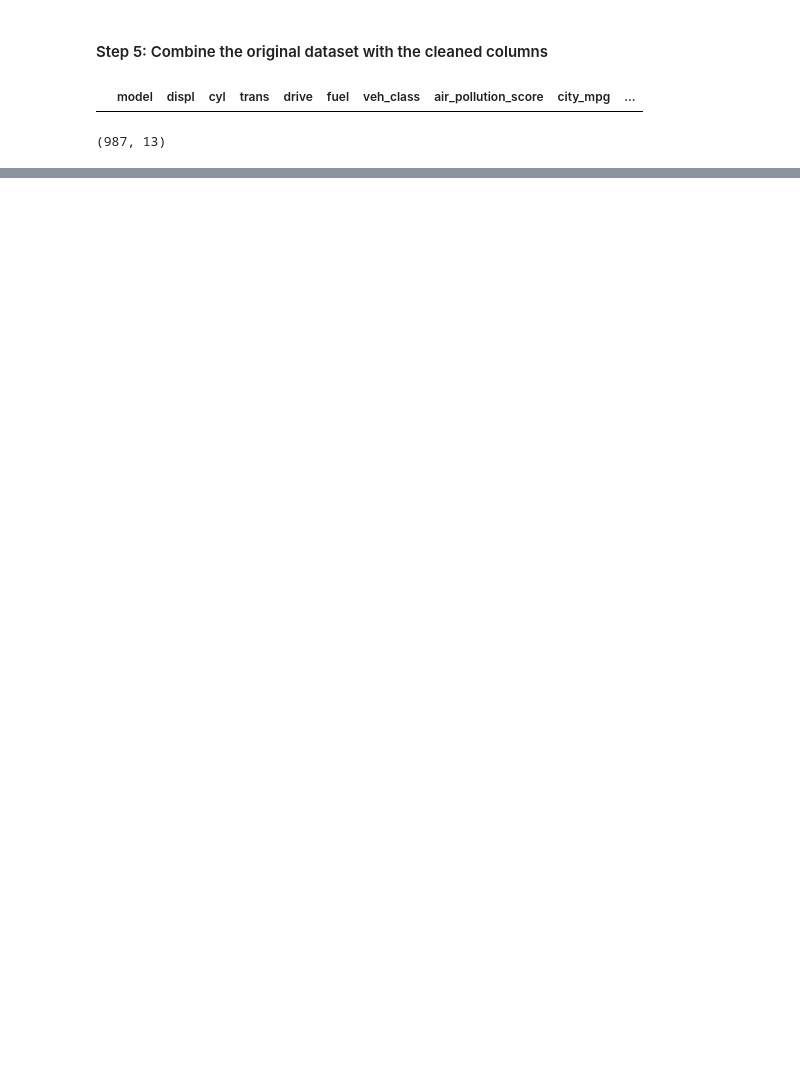
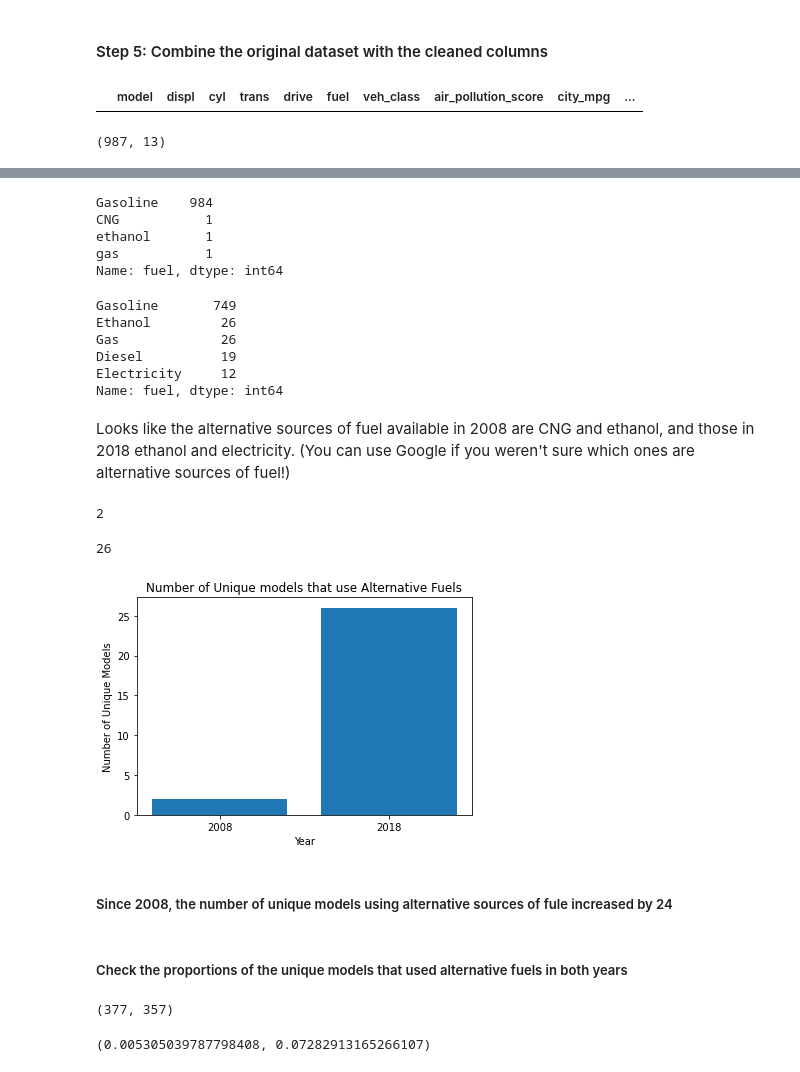
Before and after one commit to Kevson1/Fuel-Economy-Case-Study, a Jupyter notebook: Fuel Economy Case Study.ipynb, the cells around one changed output, grey strips where cells are left out. Saved outputs shown, nothing was run; the diff lists cells and outputs as text; code cells hidden in the pictures; blank space fills up the shorter version.

```diff
--- a/Fuel Economy Case Study.ipynb
+++ b/Fuel Economy Case Study.ipynb
@@ -942,0 +953,4 @@ df_18_CA_New.to_csv('clean_18.csv')
+# %%
+# Load the cleaned datasets
+df_08 = pd.read_csv('fuel-economy-datasets/clean_08.csv')
+df_18 = pd.read_csv('fuel-economy-datasets/clean_18.csv')
@@ -942,0 +991,56 @@ df_18_CA_New.to_csv('clean_18.csv')
+# %%
+df_08.fuel.value_counts()
+# %% [output]
+Gasoline    984
+CNG           1
+ethanol       1
+gas           1
+Name: fuel, dtype: int64
+# %%
+df_18.fuel.value_counts()
+# %% [output]
+Gasoline       749
+Ethanol         26
+Gas             26
+Diesel          19
+Electricity     12
+Name: fuel, dtype: int64
+# %% [markdown]
+Looks like the alternative sources of fuel available in 2008 are CNG and ethanol, and those in 2018 ethanol and electricity. (You can use Google if you weren't sure which ones are alternative sources of fuel!)
+# %%
+# How many unique models used alternative fuel in 2008?
+alt_08 = df_08.query('fuel in ["CNG", "ethanol"]').model.nunique()
+alt_08
+# %% [output]
+2
+# %%
+# how many unique models used alternative sources of fuel in 2018
+alt_18 = df_18.query('fuel in ["Ethanol", "Electricity"]').model.nunique()
+alt_18
+# %% [output]
+26
+# %%
+plt.bar(["2008", "2018"], [alt_08, alt_18])
+plt.title('Number of Unique models that use Alternative Fuels')
+plt.xlabel('Year')
+plt.ylabel('Number of Unique Models');
+# %% [output]
+[figure, added]
+# %% [markdown]
+##### Since 2008, the number of unique models using alternative sources of fule increased by 24
+# %% [markdown]
+##### Check the proportions of the unique models that used alternative fuels in both years
+# %%
+total_08_models = df_08.model.nunique()
+total_18_models = df_18.model.nunique()
+
+total_08_models, total_18_models
+# %% [output]
+(377, 357)
+# %%
+prop_08_uniq_mod = alt_08/total_08_models
+prop_18_uniq_mod = alt_18/total_18_models
+
+prop_08_uniq_mod, prop_18_uniq_mod
+# %% [output]
+(0.005305039787798408, 0.07282913165266107)
```
Also changed, not shown: parts of 76 cells of this notebook, 5 other files.
